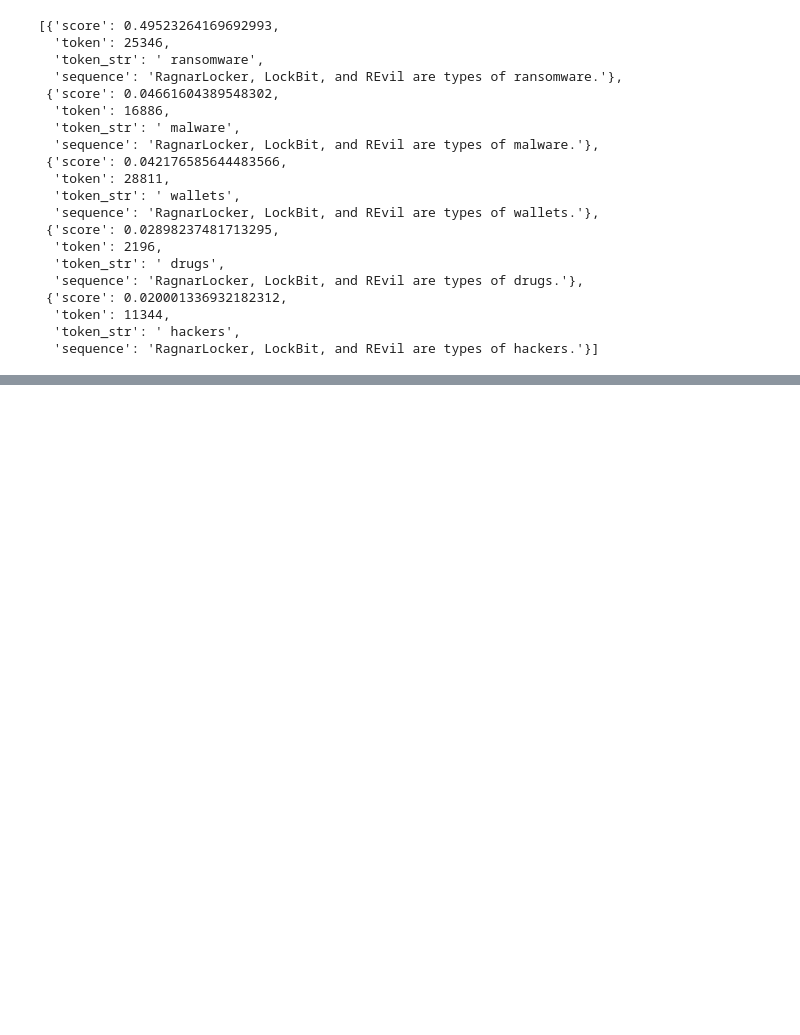
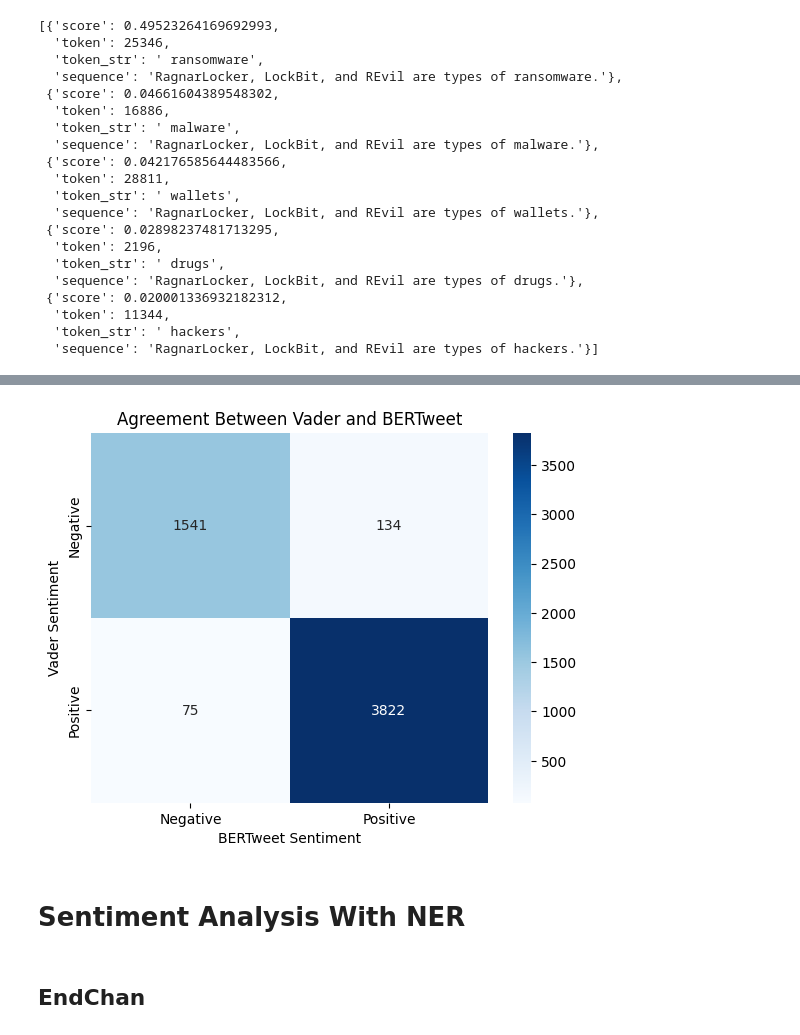
Before and after one commit to Kyrie-Alysa/Data-Forensics, a Jupyter notebook: DataExploration.ipynb, the cells around one changed output, grey strips where cells are left out. Cells and saved outputs as stored; diff of their text form; code cells hidden in the pictures; blank space fills up the shorter version.

```diff
--- a/DataExploration.ipynb
+++ b/DataExploration.ipynb
@@ -257,0 +448,28 @@ Prediction: [{'score': 0.07814992219209671, 'token': 3122, 'token_str': ' animal
+# %%
+# Ensure bertweet_features and sentiment are aligned and drop rows with NaN in either column
+valid_rows = endchan_posts.dropna(subset=['bertweet_features', 'sentiment'])
+
+# Extract features and labels
+X = np.array(valid_rows['bertweet_features'].tolist())  # Feature vectors
+y = valid_rows['sentiment']  # Sentiment labels (e.g., 0 for negative, 1 for positive)
+
+# Split data into training and testing sets
+X_train, X_test, y_train, y_test = train_test_split(X, y, test_size=0.2, random_state=42)
+
+# Train a Random Forest Classifier (or any other model)
+clf = RandomForestClassifier(random_state=42)
+clf.fit(X_train, y_train)
+
+# Predict sentiment on the test set
+y_pred = clf.predict(X_test)
+
+# Evaluate the model
+print(classification_report(y_test, y_pred))
+
+# Predict sentiment for new data
+# Ensure all feature vectors are valid and have the same length
+valid_features = endchan_posts['bertweet_features'].dropna().apply(lambda x: x if isinstance(x, np.ndarray) and x.ndim == 1 else None)
+valid_features = valid_features.dropna()
+
+# Predict sentiment for new data
+endchan_posts.loc[valid_features.index, 'predicted_sentiment'] = clf.predict(np.array(valid_features.tolist()))
@@ -257,0 +515,19 @@ Prediction: [{'score': 0.07814992219209671, 'token': 3122, 'token_str': ' animal
+# %%
+# Filter out rows with NaN values in 'sentiment' or 'predicted_sentiment'
+valid_rows = endchan_posts.dropna(subset=['sentiment', 'predicted_sentiment'])
+
+# Create a confusion matrix
+conf_matrix = confusion_matrix(valid_rows['sentiment'], valid_rows['predicted_sentiment'])
+
+# Plot the heatmap
+sns.heatmap(conf_matrix, annot=True, fmt='d', cmap='Blues', xticklabels=['Negative', 'Positive'], yticklabels=['Negative', 'Positive'])
+plt.xlabel('BERTweet Sentiment')
+plt.ylabel('Vader Sentiment')
+plt.title('Agreement Between Vader and BERTweet')
+plt.show()
+# %% [output]
+[figure, added]
+# %% [markdown]
+# Sentiment Analysis With NER
+# %% [markdown]
+## EndChan
```
Also changed, not shown: parts of 31 cells of this notebook.
